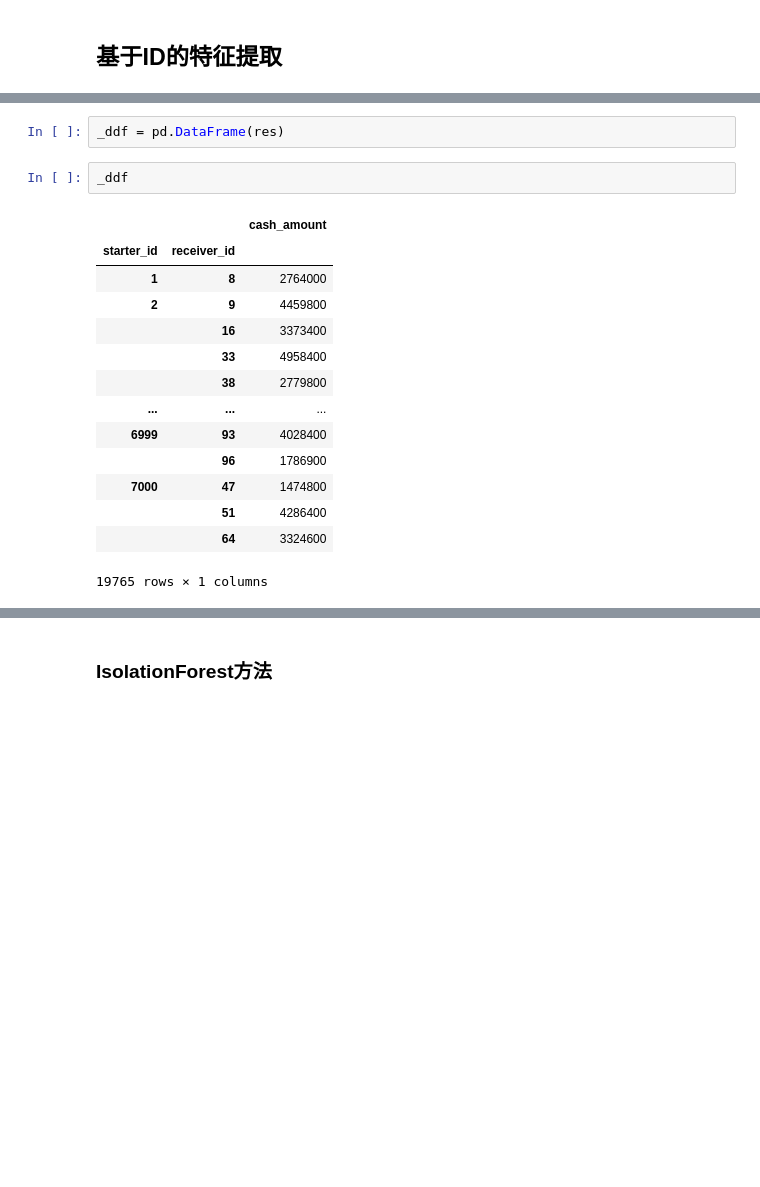
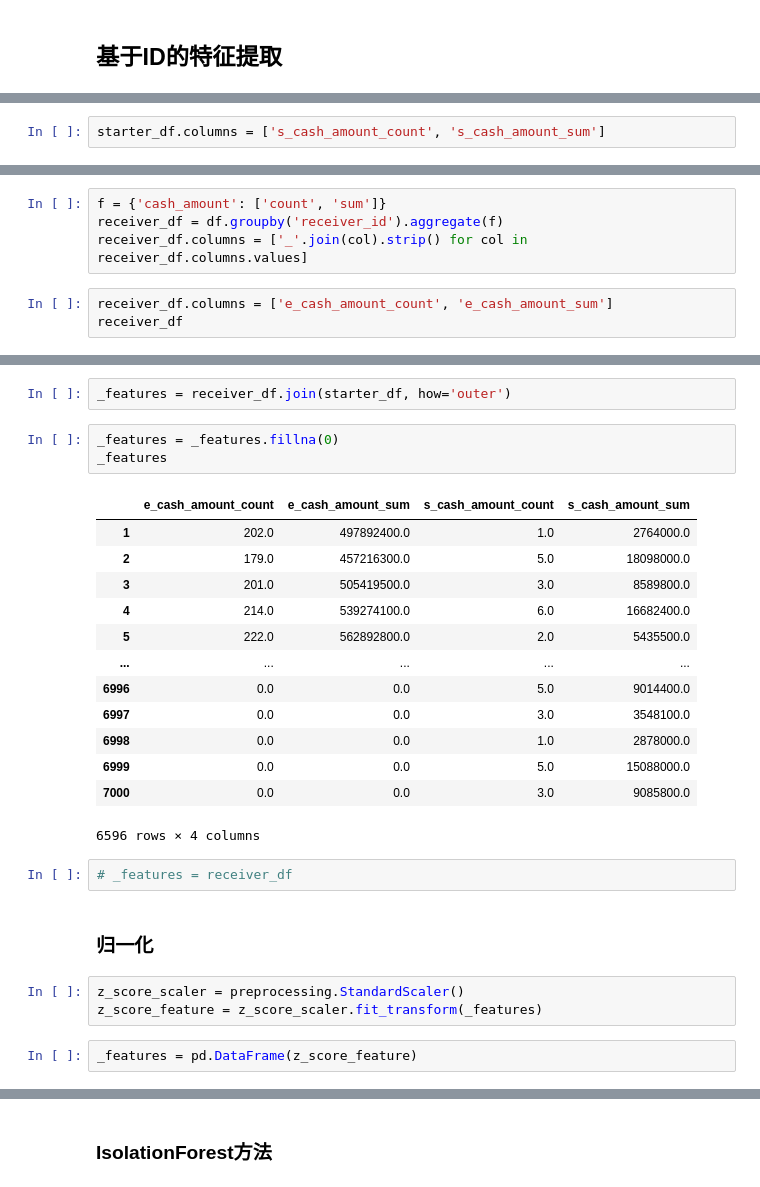
Before and after one commit to DonYum/blog, a Jupyter notebook: _notebooks/2020-04-18-Ali-Ant.ipynb, the cells around one changed output, grey strips where cells are left out. Drawn from its saved outputs; the diff is of its cells as text; blank space fills up the shorter version.

```diff
--- a/_notebooks/2020-04-18-Ali-Ant.ipynb
+++ b/_notebooks/2020-04-18-Ali-Ant.ipynb
@@ -268,0 +246,2 @@ Name: cash_amount, Length: 19765, dtype: int64
+# %%
+starter_df.columns = ['s_cash_amount_count', 's_cash_amount_sum']
@@ -268,0 +267,7 @@ Name: cash_amount, Length: 19765, dtype: int64
+# %%
+f = {'cash_amount': ['count', 'sum']}
+receiver_df = df.groupby('receiver_id').aggregate(f)
+receiver_df.columns = ['_'.join(col).strip() for col in receiver_df.columns.values]
+# %%
+receiver_df.columns = ['e_cash_amount_count', 'e_cash_amount_sum']
+receiver_df
@@ -269,19 +289,28 @@ Name: cash_amount, Length: 19765, dtype: int64
+# %%
+_features = receiver_df.join(starter_df, how='outer')
+# %%
+_features = _features.fillna(0)
+_features
+# %% [output]
+|  | e_cash_amount_count | e_cash_amount_sum | s_cash_amount_count | s_cash_amount_sum |
+| 1 | 202.0 | 497892400.0 | 1.0 | 2764000.0 |
+| 2 | 179.0 | 457216300.0 | 5.0 | 18098000.0 |
+| 3 | 201.0 | 505419500.0 | 3.0 | 8589800.0 |
+| 4 | 214.0 | 539274100.0 | 6.0 | 16682400.0 |
+| 5 | 222.0 | 562892800.0 | 2.0 | 5435500.0 |
+| ... | ... | ... | ... | ... |
+| 6996 | 0.0 | 0.0 | 5.0 | 9014400.0 |
+| 6997 | 0.0 | 0.0 | 3.0 | 3548100.0 |
+| 6998 | 0.0 | 0.0 | 1.0 | 2878000.0 |
+| 6999 | 0.0 | 0.0 | 5.0 | 15088000.0 |
+| 7000 | 0.0 | 0.0 | 3.0 | 9085800.0 |
+6596 rows × 4 columns
+# %%
+# _features = receiver_df
+# %% [markdown]
+### 归一化
+# %%
+z_score_scaler = preprocessing.StandardScaler()
+z_score_feature = z_score_scaler.fit_transform(_features)
 # %%
-_ddf = pd.DataFrame(res)
+_features = pd.DataFrame(z_score_feature)
-# %%
-_ddf
-# %% [output]
-|  |  | cash_amount |
-| starter_id | receiver_id |  |
-| 1 | 8 | 2764000 |
-| 2 | 9 | 4459800 |
-|  | 16 | 3373400 |
-|  | 33 | 4958400 |
-|  | 38 | 2779800 |
-| ... | ... | ... |
-| 6999 | 93 | 4028400 |
-|  | 96 | 1786900 |
-| 7000 | 47 | 1474800 |
-|  | 51 | 4286400 |
-|  | 64 | 3324600 |
-19765 rows × 1 columns
```
Also changed, not shown: parts of 21 cells of this notebook, 2 other files.
